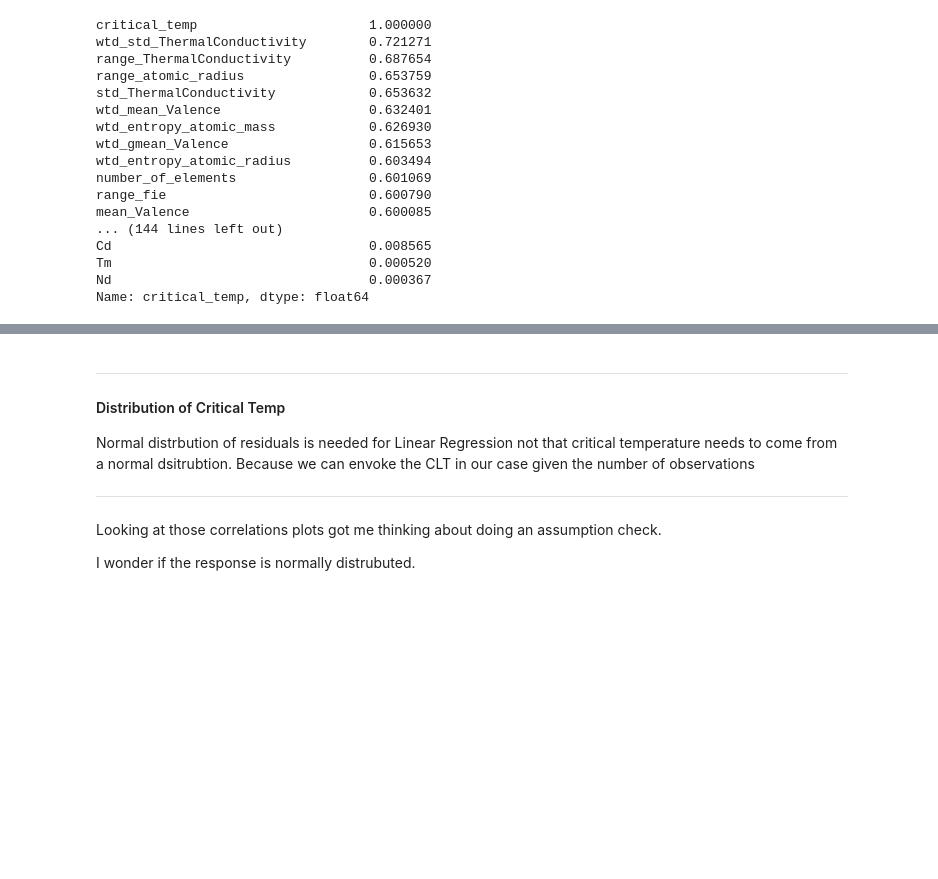
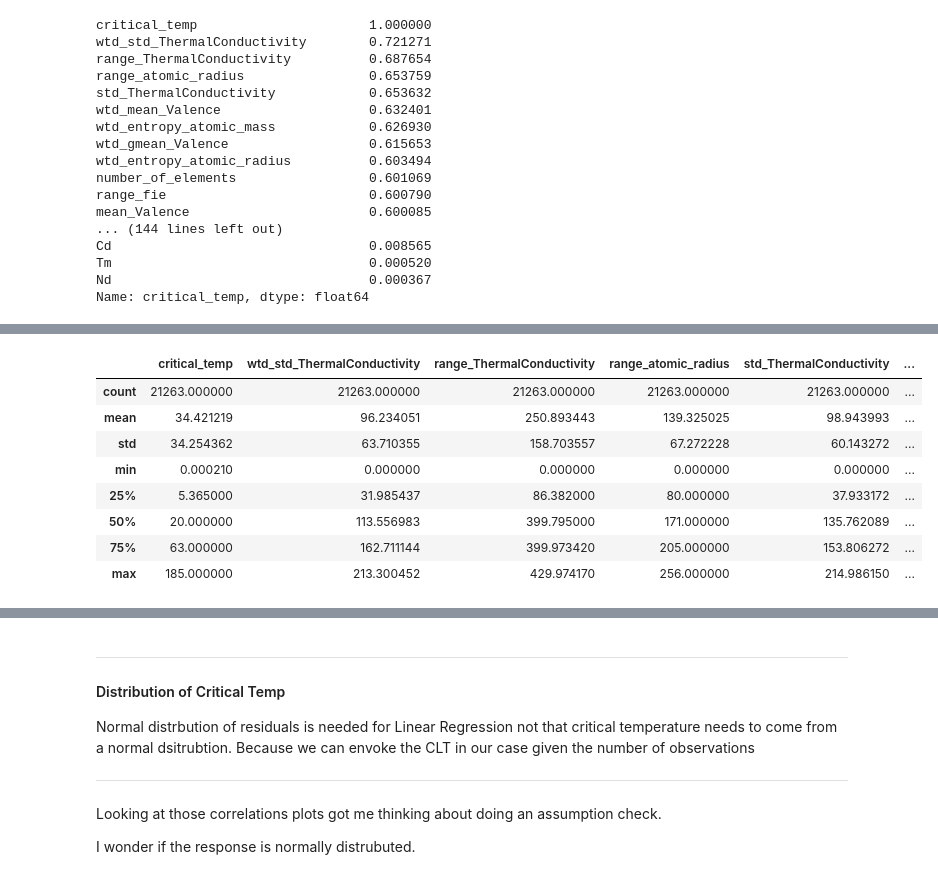
Before and after one commit to JosephLazarus/QTW, a Jupyter notebook: Case Study 1/Case Study 1-simplier.ipynb, the cells around one changed output, grey strips where cells are left out. Saved outputs shown, nothing was run; the diff lists cells and outputs as text; code cells hidden in the pictures; blank space fills up the shorter version.

```diff
--- a/Case Study 1/Case Study 1-simplier.ipynb
+++ b/Case Study 1/Case Study 1-simplier.ipynb
@@ -237,0 +238,13 @@ sns.regplot(x="wtd_std_ThermalConductivity", y="critical_temp", data=df, fit_reg
+# %%
+highcorr = ['critical_temp', 'wtd_std_ThermalConductivity', 'range_ThermalConductivity', 'range_atomic_radius', 'std_ThermalConductivity','wtd_mean_Valence', 'wtd_entropy_atomic_mass', 'wtd_gmean_Valence', 'wtd_entropy_atomic_radius', 'number_of_elements', 'range_fie']
+df[highcorr].describe()
+# %% [output]
+|  | critical_temp | wtd_std_ThermalConductivity | range_ThermalConductivity | range_atomic_radius | std_ThermalConductivity | ... |
+| count | 21263.000000 | 21263.000000 | 21263.000000 | 21263.000000 | 21263.000000 | ... |
+| mean | 34.421219 | 96.234051 | 250.893443 | 139.325025 | 98.943993 | ... |
+| std | 34.254362 | 63.710355 | 158.703557 | 67.272228 | 60.143272 | ... |
+| min | 0.000210 | 0.000000 | 0.000000 | 0.000000 | 0.000000 | ... |
+| 25% | 5.365000 | 31.985437 | 86.382000 | 80.000000 | 37.933172 | ... |
+| 50% | 20.000000 | 113.556983 | 399.795000 | 171.000000 | 135.762089 | ... |
+| 75% | 63.000000 | 162.711144 | 399.973420 | 205.000000 | 153.806272 | ... |
+| max | 185.000000 | 213.300452 | 429.974170 | 256.000000 | 214.986150 | ... |
```
Also changed, not shown: parts of 13 cells of this notebook.
